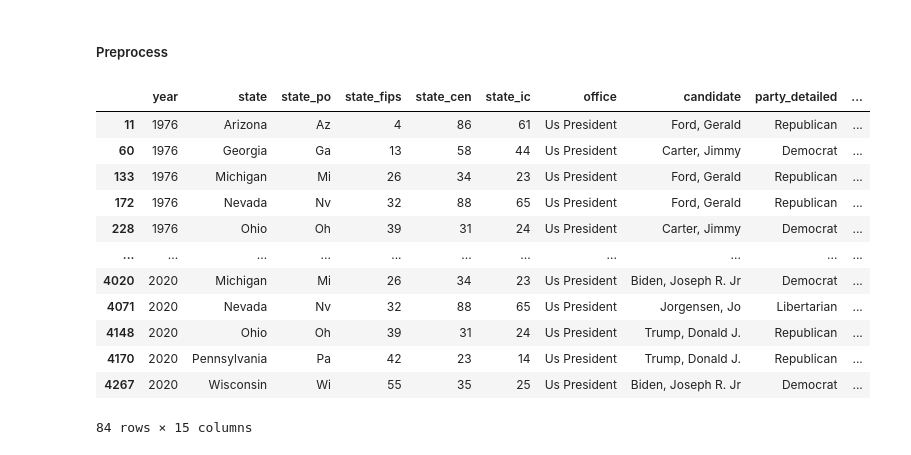
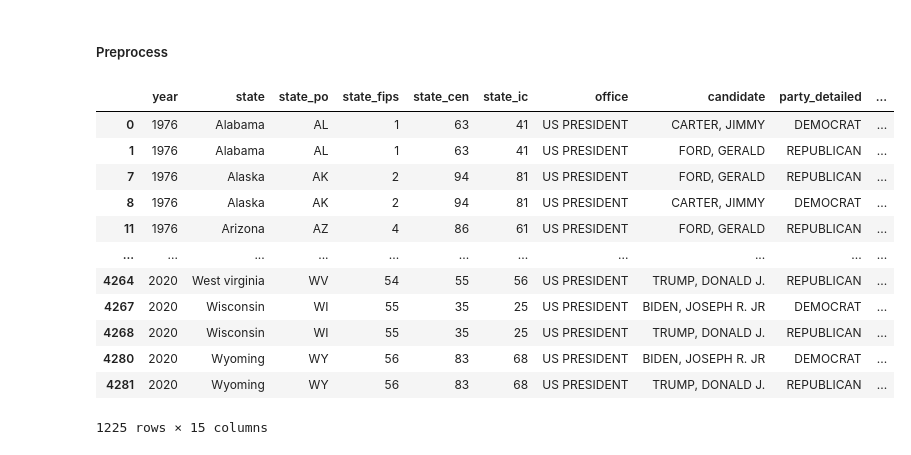
Before and after one commit to aliciachimeno/us-2024-election-prediction, a Jupyter notebook: scr/data_exploration.ipynb, the cells around one changed output. Saved outputs shown, nothing was run; the diff lists cells and outputs as text; code cells hidden in the pictures.

```diff
--- a/scr/data_exploration.ipynb
+++ b/scr/data_exploration.ipynb
@@ -60,16 +71,16 @@ df2_swing_states = df2_swing_states.loc[df2_swing_states.groupby(['year', 'state
-# %%
-df2_swing_states
-# %% [output]
-|  | year | state | state_po | state_fips | state_cen | state_ic | office | candidate | party_detailed | ... |
-| 11 | 1976 | Arizona | Az | 4 | 86 | 61 | Us President | Ford, Gerald | Republican | ... |
-| 60 | 1976 | Georgia | Ga | 13 | 58 | 44 | Us President | Carter, Jimmy | Democrat | ... |
-| 133 | 1976 | Michigan | Mi | 26 | 34 | 23 | Us President | Ford, Gerald | Republican | ... |
-| 172 | 1976 | Nevada | Nv | 32 | 88 | 65 | Us President | Ford, Gerald | Republican | ... |
-| 228 | 1976 | Ohio | Oh | 39 | 31 | 24 | Us President | Carter, Jimmy | Democrat | ... |
-| ... | ... | ... | ... | ... | ... | ... | ... | ... | ... | ... |
-| 4020 | 2020 | Michigan | Mi | 26 | 34 | 23 | Us President | Biden, Joseph R. Jr | Democrat | ... |
-| 4071 | 2020 | Nevada | Nv | 32 | 88 | 65 | Us President | Jorgensen, Jo | Libertarian | ... |
-| 4148 | 2020 | Ohio | Oh | 39 | 31 | 24 | Us President | Trump, Donald J. | Republican | ... |
-| 4170 | 2020 | Pennsylvania | Pa | 42 | 23 | 14 | Us President | Trump, Donald J. | Republican | ... |
-| 4267 | 2020 | Wisconsin | Wi | 55 | 35 | 25 | Us President | Biden, Joseph R. Jr | Democrat | ... |
-84 rows × 15 columns
+# %%
+df2
+# %% [output]
+|  | year | state | state_po | state_fips | state_cen | state_ic | office | candidate | party_detailed | ... |
+| 0 | 1976 | Alabama | AL | 1 | 63 | 41 | US PRESIDENT | CARTER, JIMMY | DEMOCRAT | ... |
+| 1 | 1976 | Alabama | AL | 1 | 63 | 41 | US PRESIDENT | FORD, GERALD | REPUBLICAN | ... |
+| 7 | 1976 | Alaska | AK | 2 | 94 | 81 | US PRESIDENT | FORD, GERALD | REPUBLICAN | ... |
+| 8 | 1976 | Alaska | AK | 2 | 94 | 81 | US PRESIDENT | CARTER, JIMMY | DEMOCRAT | ... |
+| 11 | 1976 | Arizona | AZ | 4 | 86 | 61 | US PRESIDENT | FORD, GERALD | REPUBLICAN | ... |
+| ... | ... | ... | ... | ... | ... | ... | ... | ... | ... | ... |
+| 4264 | 2020 | West virginia | WV | 54 | 55 | 56 | US PRESIDENT | TRUMP, DONALD J. | REPUBLICAN | ... |
+| 4267 | 2020 | Wisconsin | WI | 55 | 35 | 25 | US PRESIDENT | BIDEN, JOSEPH R. JR | DEMOCRAT | ... |
+| 4268 | 2020 | Wisconsin | WI | 55 | 35 | 25 | US PRESIDENT | TRUMP, DONALD J. | REPUBLICAN | ... |
+| 4280 | 2020 | Wyoming | WY | 56 | 83 | 68 | US PRESIDENT | BIDEN, JOSEPH R. JR | DEMOCRAT | ... |
+| 4281 | 2020 | Wyoming | WY | 56 | 83 | 68 | US PRESIDENT | TRUMP, DONALD J. | REPUBLICAN | ... |
+1225 rows × 15 columns
```
Also changed, not shown: parts of 16 cells of this notebook, 1 other file.
